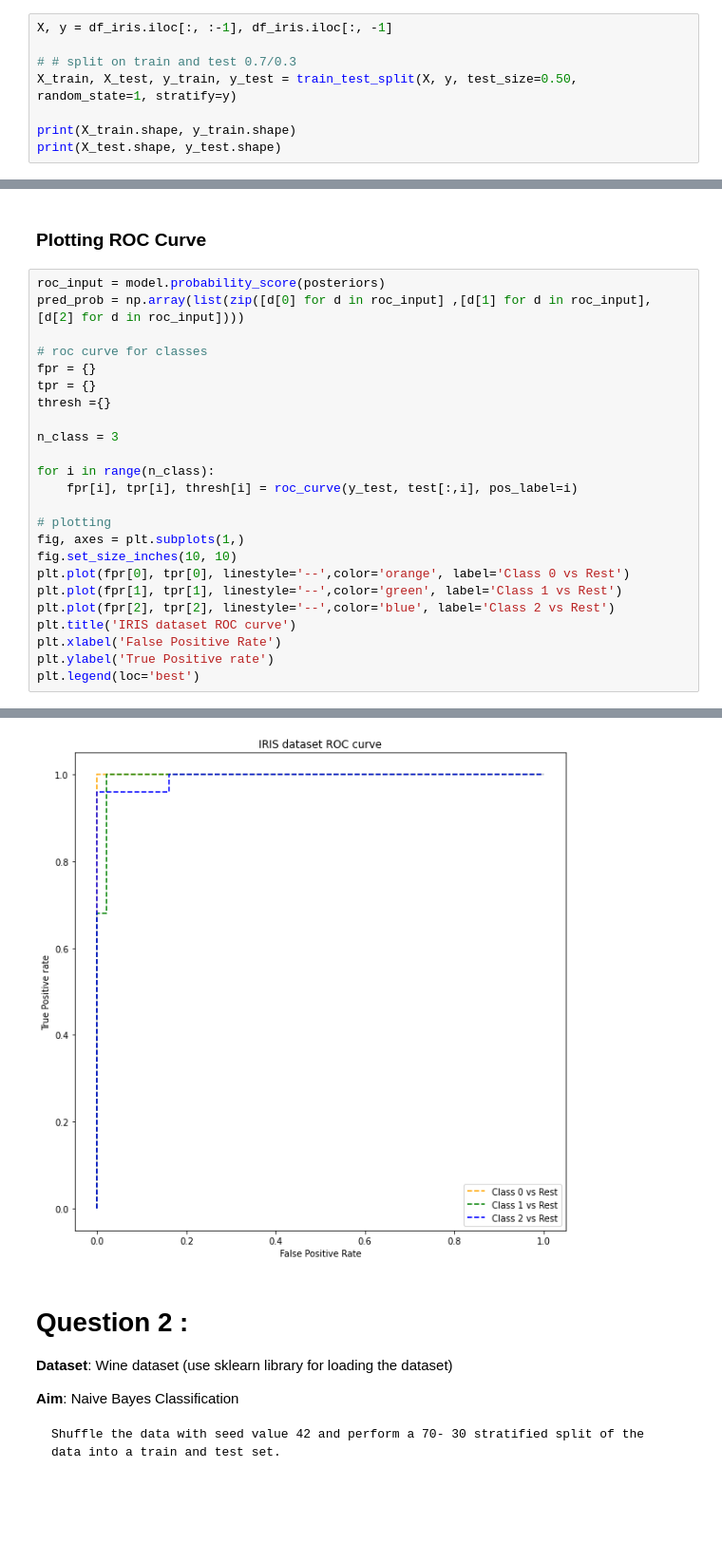
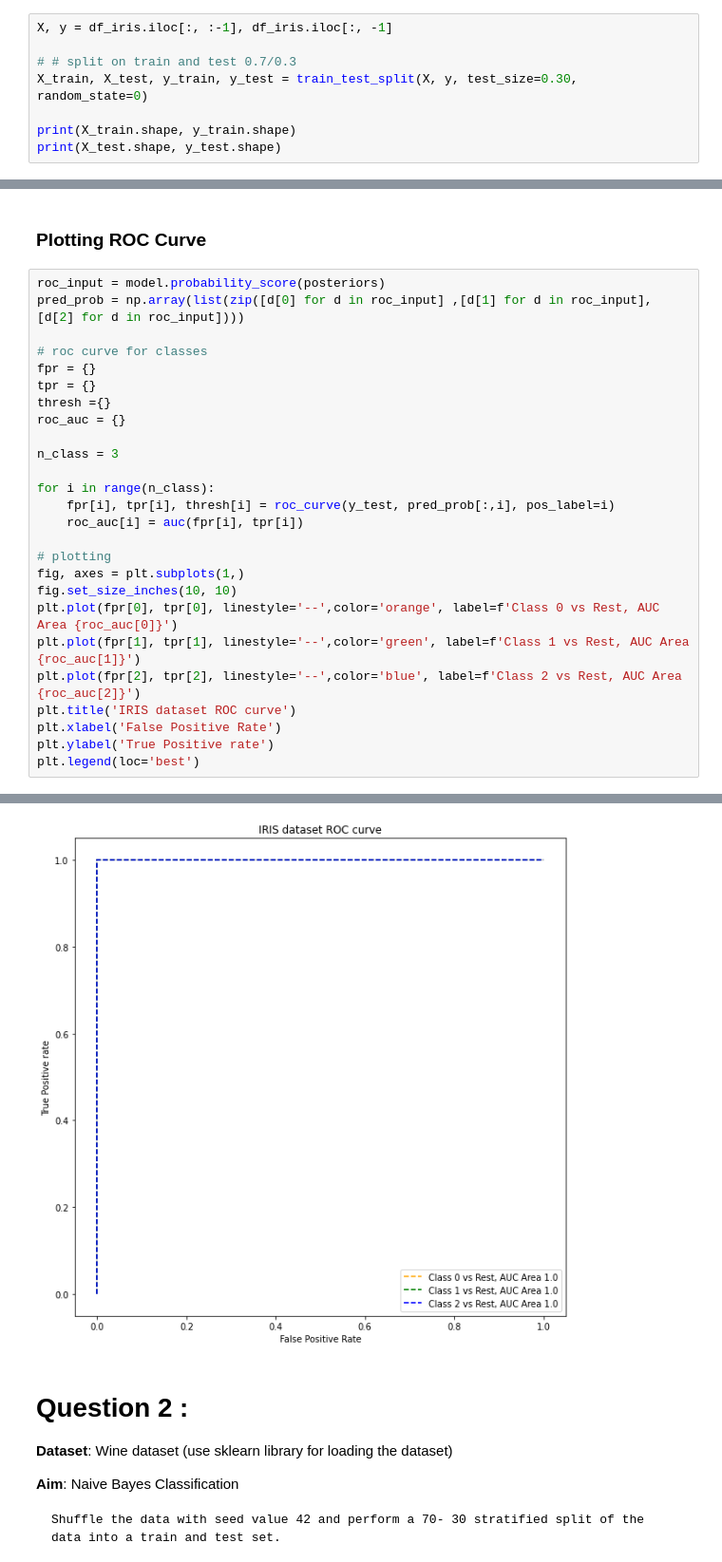
Before and after one commit to sagar9926/MTech_Atificial_Intelligence, a Jupyter notebook: ML1/ML_Assignment_2.ipynb, the cells around one changed output, grey strips where cells are left out. Shown at 95% size. Cells and saved outputs as stored; diff of their text form; blank space fills up the shorter version.

```diff
--- a/ML1/ML_Assignment_2.ipynb
+++ b/ML1/ML_Assignment_2.ipynb
@@ -70,7 +67,7 @@ df_iris['target'] = iris.target
 X, y = df_iris.iloc[:, :-1], df_iris.iloc[:, -1]
 
 # # split on train and test 0.7/0.3
-X_train, X_test, y_train, y_test = train_test_split(X, y, test_size=0.50, random_state=1, stratify=y)
+X_train, X_test, y_train, y_test = train_test_split(X, y, test_size=0.30, random_state=0)
 
 print(X_train.shape, y_train.shape)
 print(X_test.shape, y_test.shape)
@@ -292,30 +294,32 @@ model.confusion_matrix(y_test)
 # %%
 roc_input = model.probability_score(posteriors)
 pred_prob = np.array(list(zip([d[0] for d in roc_input] ,[d[1] for d in roc_input], [d[2] for d in roc_input])))
 
 # roc curve for classes
 fpr = {}
 tpr = {}
 thresh ={}
+roc_auc = {}
 
 n_class = 3
 
 for i in range(n_class):
-    fpr[i], tpr[i], thresh[i] = roc_curve(y_test, test[:,i], pos_label=i)
+    fpr[i], tpr[i], thresh[i] = roc_curve(y_test, pred_prob[:,i], pos_label=i)
+    roc_auc[i] = auc(fpr[i], tpr[i])
 
 # plotting
 fig, axes = plt.subplots(1,)
 fig.set_size_inches(10, 10)
-plt.plot(fpr[0], tpr[0], linestyle='--',color='orange', label='Class 0 vs Rest')
-plt.plot(fpr[1], tpr[1], linestyle='--',color='green', label='Class 1 vs Rest')
-plt.plot(fpr[2], tpr[2], linestyle='--',color='blue', label='Class 2 vs Rest')
+plt.plot(fpr[0], tpr[0], linestyle='--',color='orange', label=f'Class 0 vs Rest, AUC Area {roc_auc[0]}')
+plt.plot(fpr[1], tpr[1], linestyle='--',color='green', label=f'Class 1 vs Rest, AUC Area {roc_auc[1]}')
+plt.plot(fpr[2], tpr[2], linestyle='--',color='blue', label=f'Class 2 vs Rest, AUC Area {roc_auc[2]}')
 plt.title('IRIS dataset ROC curve')
 plt.xlabel('False Positive Rate')
 plt.ylabel('True Positive rate')
 plt.legend(loc='best')
 # %% [output]
 <matplotlib.legend.Legend at 0x...>
-[figure, old version]
+[figure, new version]
 # %% [markdown]
 # Question 2 :
 
```
Also changed, not shown: parts of 4 cells of this notebook.
